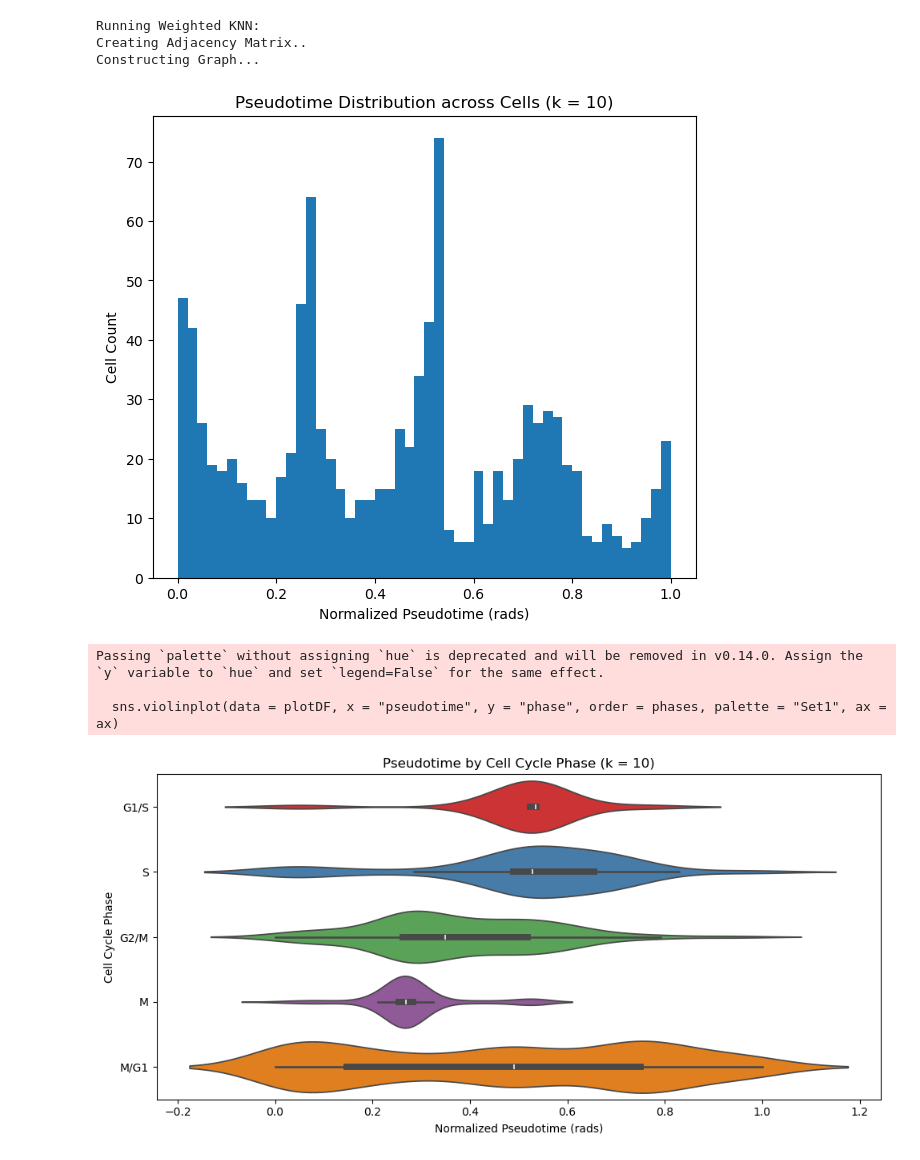
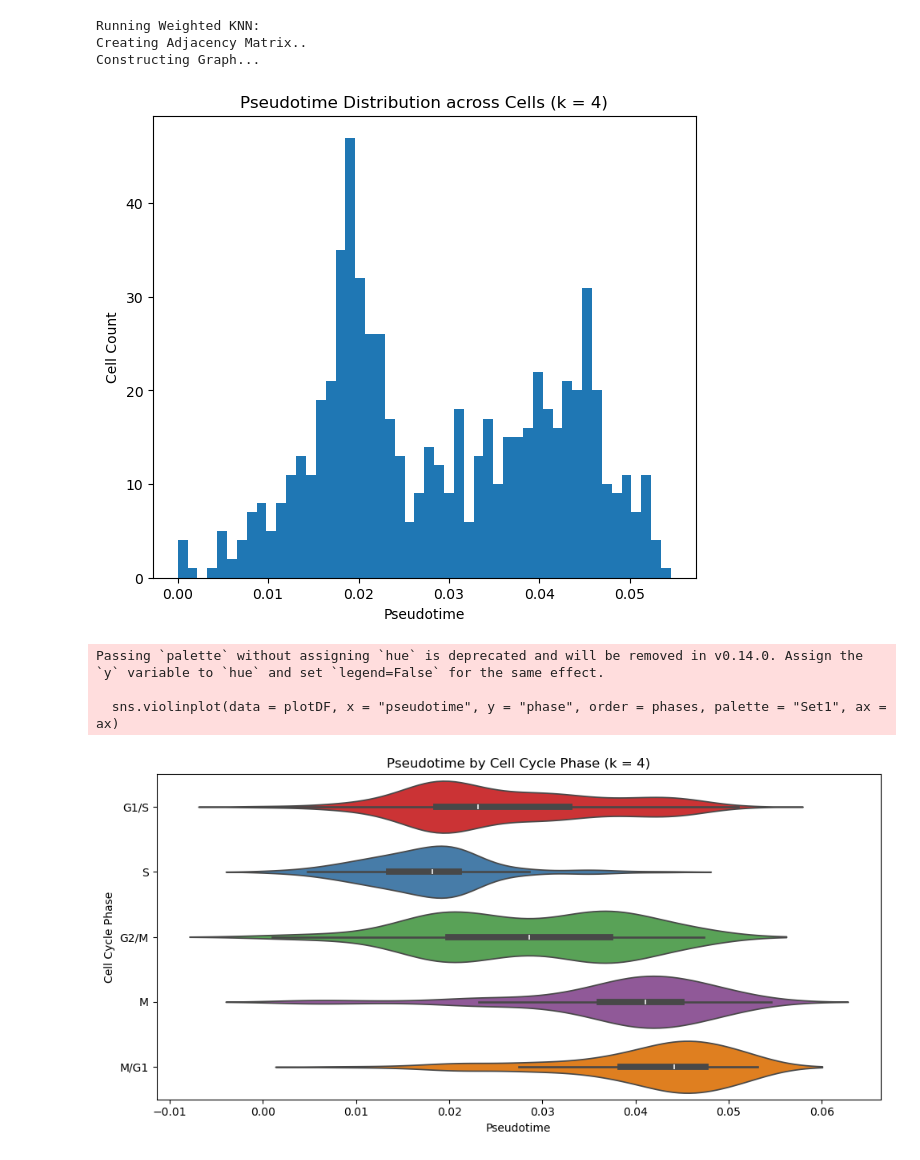
Before and after one commit to winch-jm/cell-cycle-ti, a Jupyter notebook: notebooks/LaplacianEigenmap_realData_plots.ipynb, the cells around one changed output. Saved outputs shown, nothing was run; the diff lists cells and outputs as text; code cells hidden in the pictures.

Commit message:
changed to revelio preprocessing and pseudotime calculation as euclidean distance method from root

```diff
--- a/notebooks/LaplacianEigenmap_realData_plots.ipynb
+++ b/notebooks/LaplacianEigenmap_realData_plots.ipynb
@@ -20,0 +25,11 @@ Eigenvalues: [0.07382296 0.10627053]
+# %%
+# loading in data and gene phase markers
+data = pd.read_csv("../data/GSE142277/GSM4224315_out_gene_exon_tagged.dge_exonssf002_WT.txt", sep = "\t", index_col = 0)
+geneData = pd.ExcelFile("../data/GSE142277/gene_sets_GSE142277.xlsx")
+geneSets = geneData.parse("Gene Sets Used in Analysis")
+# %%
+# processing data with revelio like processing function
+marker_dict = {}
+for cc in geneSets.columns:
+    marker_dict[cc] = list(geneSets[cc].dropna().apply(lambda x: x.strip()).values)
+adata = revelio_like_preprocess(data, marker_dict)
@@ -58,43 +80,35 @@ Constructing Graph...
 # %%
 # plot of pseudotime distribution
-embeddings, eigvals, pseudo = fullLaplacian(adata, k = 10)
-pseudoNorm = (pseudo - pseudo.min()) / (pseudo.max() - pseudo.min())
+embeddings, eigvals, pseudo = fullLaplacian(adata, k = 4)
 
 plt.figure(figsize = (7, 6))
-plt.hist(pseudoNorm, bins = 50)
-plt.xlabel("Normalized Pseudotime (rads)")
+plt.hist(pseudo, bins = 50)
+plt.xlabel("Pseudotime")
 plt.ylabel("Cell Count")
-plt.title(f"Pseudotime Distribution across Cells (k = 10)")
+plt.title(f"Pseudotime Distribution across Cells (k = 4)")
 plt.show()
 # %% [output]
 Running Weighted KNN:
 Creating Adjacency Matrix..
 Constructing Graph...
-[figure, old version]
+[figure, new version]
 # %%
-# plot showing cells in each cycle and corresponding pseudotime of cells
+### cell cycle phase vs pseudotime of cells
 
-# reading in file with gene data for phases
-xl = pd.ExcelFile("../data/GSE142277/gene_sets_GSE142277.xlsx")
-geneSets = xl.parse("Gene Sets Used in Analysis")
 phases = ["G1/S", "S", "G2/M", "M", "M/G1"]
-
-# scoring cells based on phase marker expression and getting phase assignment
-scoredAdata = scoreCells(adata, geneSets, phases)
-
 # making dataframe with pseudotime and phase assignment of each cell
-plotDF = pd.DataFrame({"pseudotime": pseudoNorm, "phase": adata.obs["phase"].values})
+plotDF = pd.DataFrame({"pseudotime": pseudo, "phase": adata.obs["cc_phase"].values})
 
 # violin plot pseudotime vs cell cycle phase
 fig, ax = plt.subplots(figsize = (10, 5))
 sns.violinplot(data = plotDF, x = "pseudotime", y = "phase", order = phases, palette = "Set1", ax = ax)
-ax.set_xlabel("Normalized Pseudotime (rads)")
+ax.set_xlabel("Pseudotime")
 ax.set_ylabel("Cell Cycle Phase")
-ax.set_title("Pseudotime by Cell Cycle Phase (k = 10)")
+ax.set_title("Pseudotime by Cell Cycle Phase (k = 4)")
 plt.tight_layout()
 plt.show()
 # %% [output]
 Passing `palette` without assigning `hue` is deprecated and will be removed in v0.14.0. Assign the `y` variable to `hue` and set `legend=False` for the same effect.
 
   sns.violinplot(data = plotDF, x = "pseudotime", y = "phase", order = phases, palette = "Set1", ax = ax)
-[figure, old version]
+[figure, new version]
```
Also changed, not shown: parts of 5 cells of this notebook, 1 other file.
